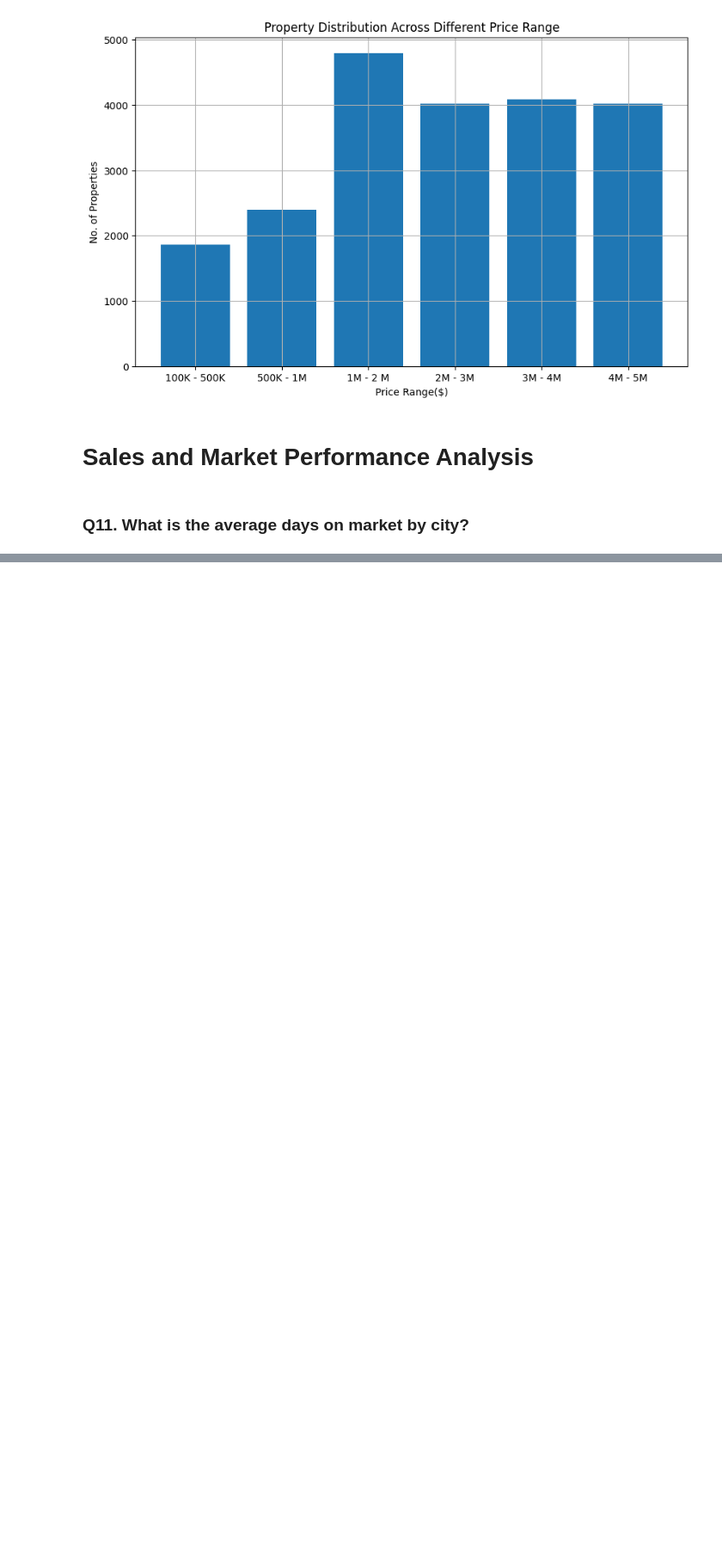
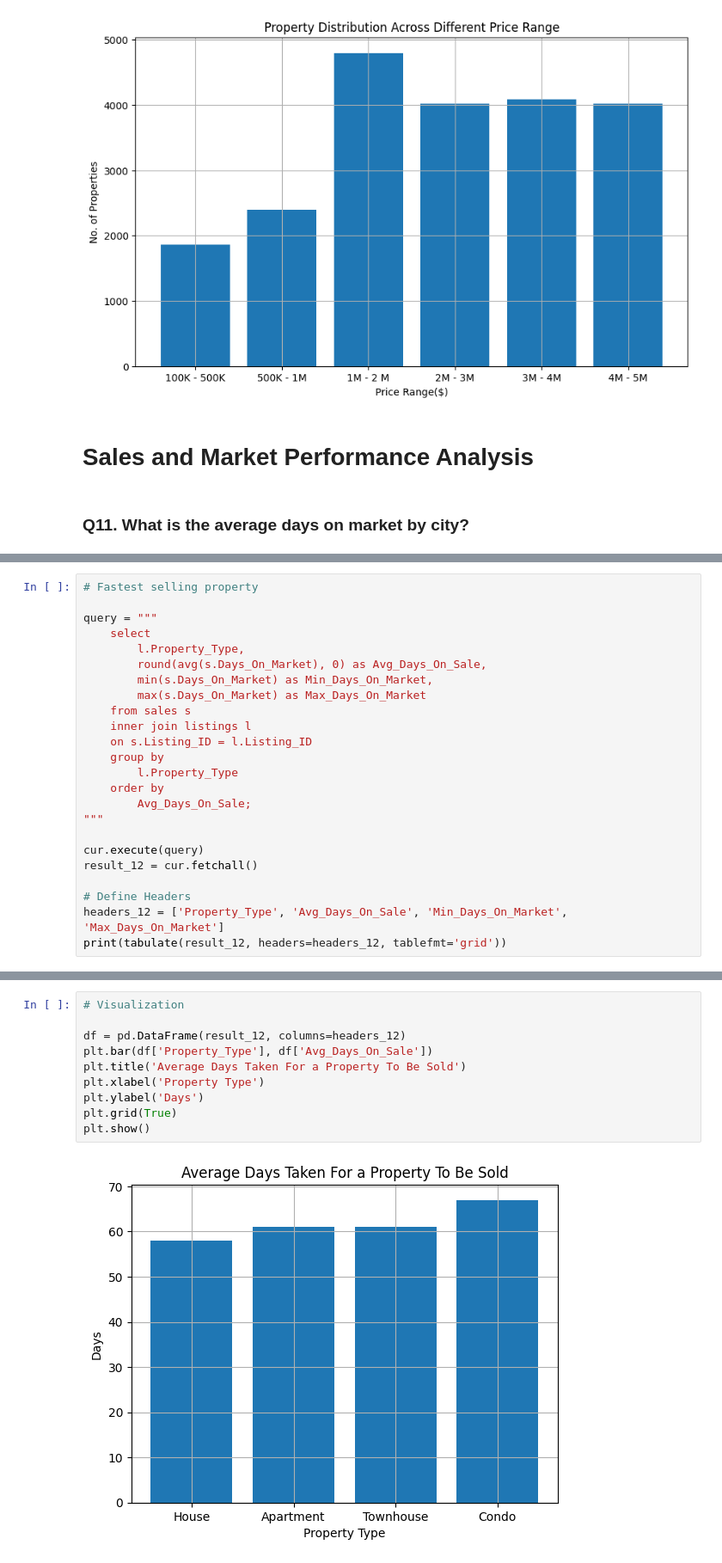
Before and after one commit to JS-Tharun/Real-Estate-Analysis, a Jupyter notebook: notebook.ipynb, the cells around one changed output, grey strips where cells are left out. Shown at 86% size. Drawn from its saved outputs; the diff is of its cells as text; blank space fills up the shorter version.

Commit message:
SQL Queries and Visualization Done

```diff
--- a/notebook.ipynb
+++ b/notebook.ipynb
@@ -1690,0 +1694,24 @@ print(tabulate(result_11, headers=headers, tablefmt='grid'))
+# %%
+# Fastest selling property
+
+query = """
+    select
+        l.Property_Type,
+        round(avg(s.Days_On_Market), 0) as Avg_Days_On_Sale,
+        min(s.Days_On_Market) as Min_Days_On_Market,
+        max(s.Days_On_Market) as Max_Days_On_Market
+    from sales s
+    inner join listings l
+    on s.Listing_ID = l.Listing_ID
+    group by
+        l.Property_Type
+    order by
+        Avg_Days_On_Sale;
+"""
+
+cur.execute(query)
+result_12 = cur.fetchall()
+
+# Define Headers
+headers_12 = ['Property_Type', 'Avg_Days_On_Sale', 'Min_Days_On_Market', 'Max_Days_On_Market']
+print(tabulate(result_12, headers=headers_12, tablefmt='grid'))
@@ -1690,0 +1730,12 @@ print(tabulate(result_11, headers=headers, tablefmt='grid'))
+# %%
+# Visualization
+
+df = pd.DataFrame(result_12, columns=headers_12)
+plt.bar(df['Property_Type'], df['Avg_Days_On_Sale'])
+plt.title('Average Days Taken For a Property To Be Sold')
+plt.xlabel('Property Type')
+plt.ylabel('Days')
+plt.grid(True)
+plt.show()
+# %% [output]
+[figure, added]
```
Also changed, not shown: parts of 19 cells of this notebook, 1 other file.
